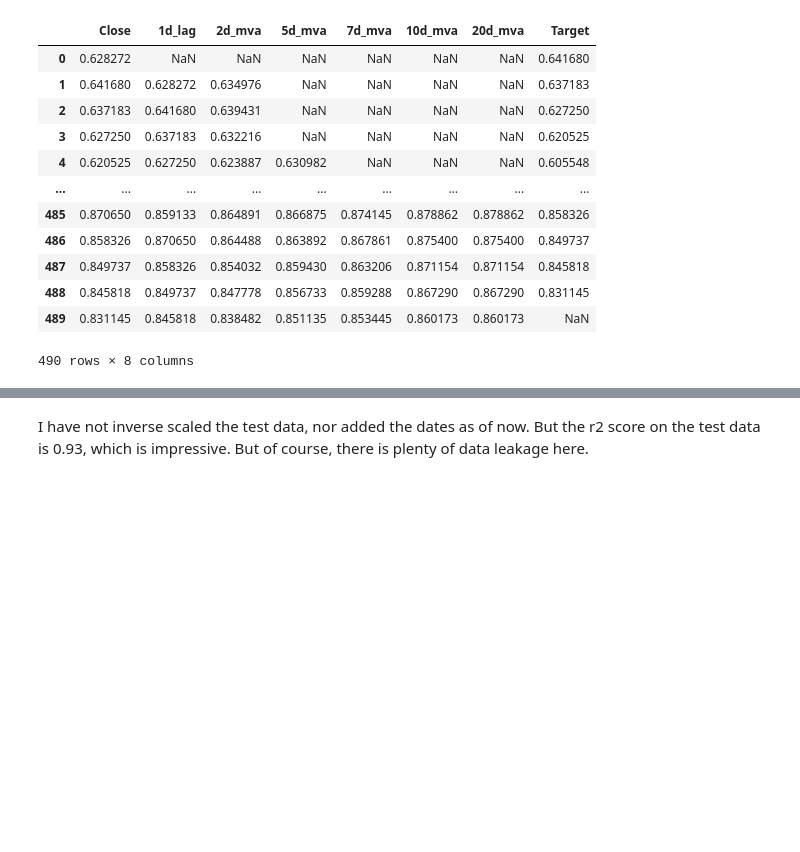
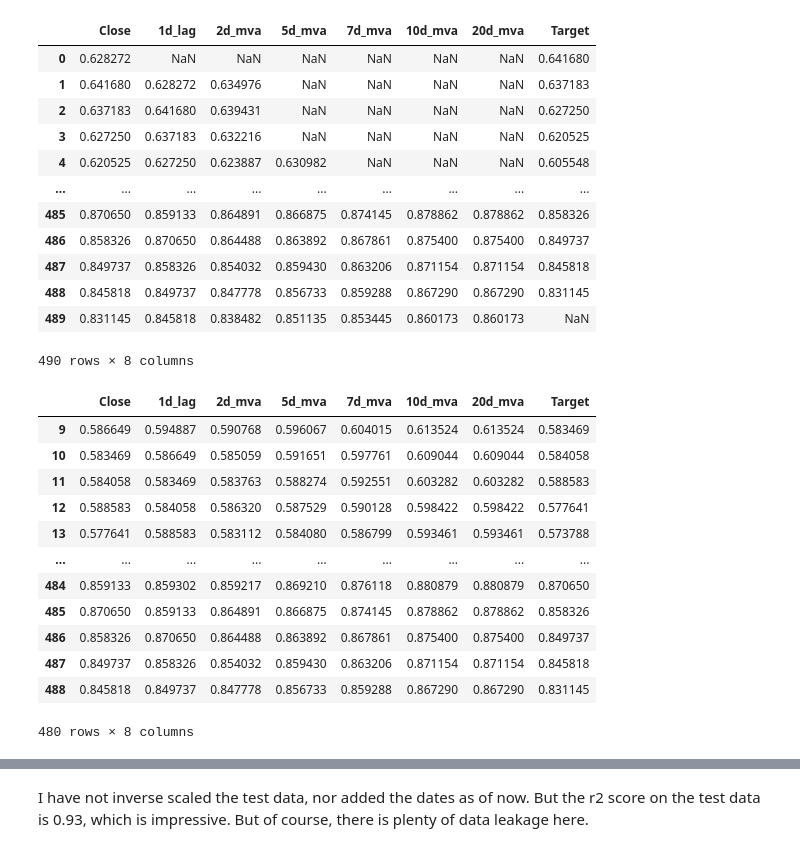
Before and after one commit to 3v-mb/Mini-projects-in-Financial-Engineering, a Jupyter notebook: Titan Stock Analysis.ipynb, the cells around one changed output, grey strips where cells are left out. Cells and saved outputs as stored; diff of their text form; code cells hidden in the pictures; blank space fills up the shorter version.

```diff
--- a/Titan Stock Analysis.ipynb
+++ b/Titan Stock Analysis.ipynb
@@ -355,6 +354,22 @@ test_scaled
 490 rows × 8 columns
 # %%
 test_scaled.dropna(inplace=True)
+# %%
+test_scaled
+# %% [output]
+|  | Close | 1d_lag | 2d_mva | 5d_mva | 7d_mva | 10d_mva | 20d_mva | Target |
+| 9 | 0.586649 | 0.594887 | 0.590768 | 0.596067 | 0.604015 | 0.613524 | 0.613524 | 0.583469 |
+| 10 | 0.583469 | 0.586649 | 0.585059 | 0.591651 | 0.597761 | 0.609044 | 0.609044 | 0.584058 |
+| 11 | 0.584058 | 0.583469 | 0.583763 | 0.588274 | 0.592551 | 0.603282 | 0.603282 | 0.588583 |
+| 12 | 0.588583 | 0.584058 | 0.586320 | 0.587529 | 0.590128 | 0.598422 | 0.598422 | 0.577641 |
+| 13 | 0.577641 | 0.588583 | 0.583112 | 0.584080 | 0.586799 | 0.593461 | 0.593461 | 0.573788 |
+| ... | ... | ... | ... | ... | ... | ... | ... | ... |
+| 484 | 0.859133 | 0.859302 | 0.859217 | 0.869210 | 0.876118 | 0.880879 | 0.880879 | 0.870650 |
+| 485 | 0.870650 | 0.859133 | 0.864891 | 0.866875 | 0.874145 | 0.878862 | 0.878862 | 0.858326 |
+| 486 | 0.858326 | 0.870650 | 0.864488 | 0.863892 | 0.867861 | 0.875400 | 0.875400 | 0.849737 |
+| 487 | 0.849737 | 0.858326 | 0.854032 | 0.859430 | 0.863206 | 0.871154 | 0.871154 | 0.845818 |
+| 488 | 0.845818 | 0.849737 | 0.847778 | 0.856733 | 0.859288 | 0.867290 | 0.867290 | 0.831145 |
+480 rows × 8 columns
 # %%
 X_test_scaled = test_scaled[['Close', '1d_lag', '2d_mva', '5d_mva', '7d_mva', '10d_mva', '20d_mva']]
 y_test_scaled = test_scaled[['Target']]
```
Also changed, not shown: parts of 16 cells of this notebook.
